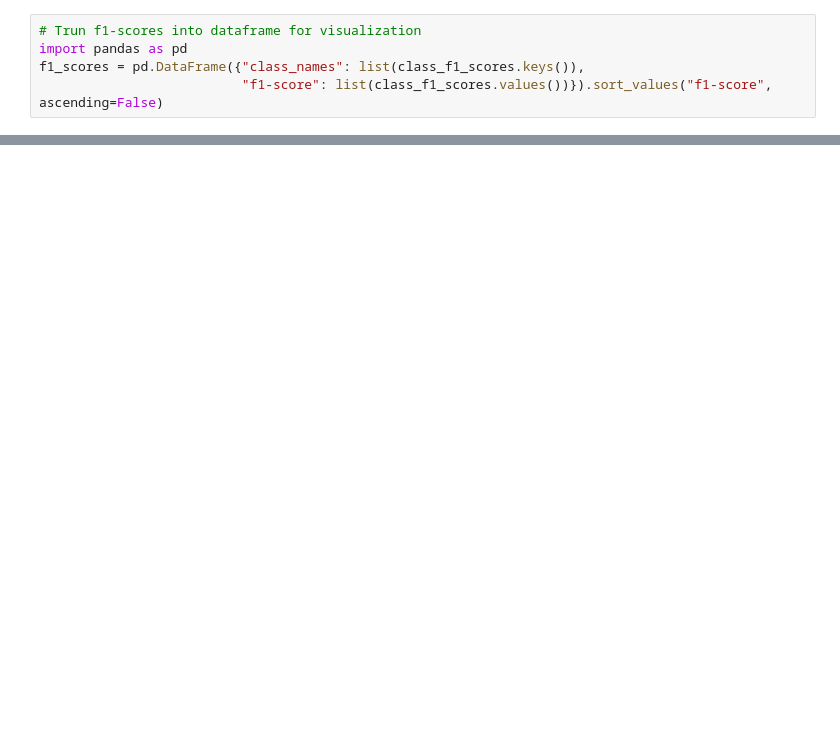
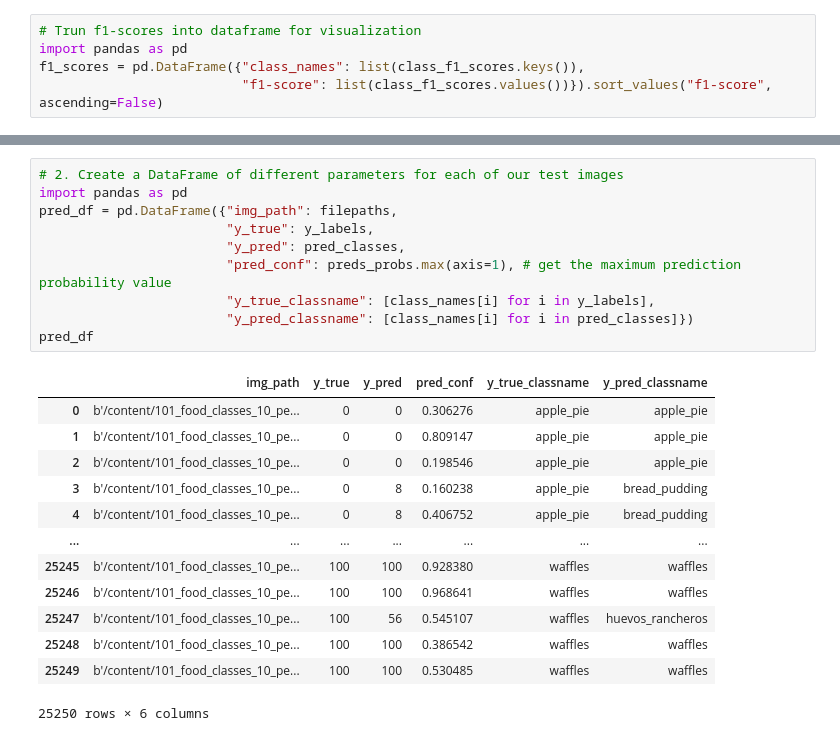
Before and after one commit to Adnan-edu/tensorflow-deep-learning, a Jupyter notebook: 06_transfer_learning_in_tensorflow_part_3_scaling_up.ipynb, the cells around one changed output, grey strips where cells are left out. Cells and saved outputs as stored; diff of their text form; blank space fills up the shorter version.

```diff
--- a/06_transfer_learning_in_tensorflow_part_3_scaling_up.ipynb
+++ b/06_transfer_learning_in_tensorflow_part_3_scaling_up.ipynb
@@ -686,0 +698,24 @@ ax.invert_yaxis(); # reverse the order of our plot
+# %%
+# 2. Create a DataFrame of different parameters for each of our test images
+import pandas as pd
+pred_df = pd.DataFrame({"img_path": filepaths,
+                        "y_true": y_labels,
+                        "y_pred": pred_classes,
+                        "pred_conf": preds_probs.max(axis=1), # get the maximum prediction probability value
+                        "y_true_classname": [class_names[i] for i in y_labels],
+                        "y_pred_classname": [class_names[i] for i in pred_classes]})
+pred_df
+# %% [output]
+|  | img_path | y_true | y_pred | pred_conf | y_true_classname | y_pred_classname |
+| 0 | b'/content/101_food_classes_10_pe... | 0 | 0 | 0.306276 | apple_pie | apple_pie |
+| 1 | b'/content/101_food_classes_10_pe... | 0 | 0 | 0.809147 | apple_pie | apple_pie |
+| 2 | b'/content/101_food_classes_10_pe... | 0 | 0 | 0.198546 | apple_pie | apple_pie |
+| 3 | b'/content/101_food_classes_10_pe... | 0 | 8 | 0.160238 | apple_pie | bread_pudding |
+| 4 | b'/content/101_food_classes_10_pe... | 0 | 8 | 0.406752 | apple_pie | bread_pudding |
+| ... | ... | ... | ... | ... | ... | ... |
+| 25245 | b'/content/101_food_classes_10_pe... | 100 | 100 | 0.928380 | waffles | waffles |
+| 25246 | b'/content/101_food_classes_10_pe... | 100 | 100 | 0.968641 | waffles | waffles |
+| 25247 | b'/content/101_food_classes_10_pe... | 100 | 56 | 0.545107 | waffles | huevos_rancheros |
+| 25248 | b'/content/101_food_classes_10_pe... | 100 | 100 | 0.386542 | waffles | waffles |
+| 25249 | b'/content/101_food_classes_10_pe... | 100 | 100 | 0.530485 | waffles | waffles |
+25250 rows × 6 columns
```
Also changed, not shown: parts of 40 cells of this notebook.
